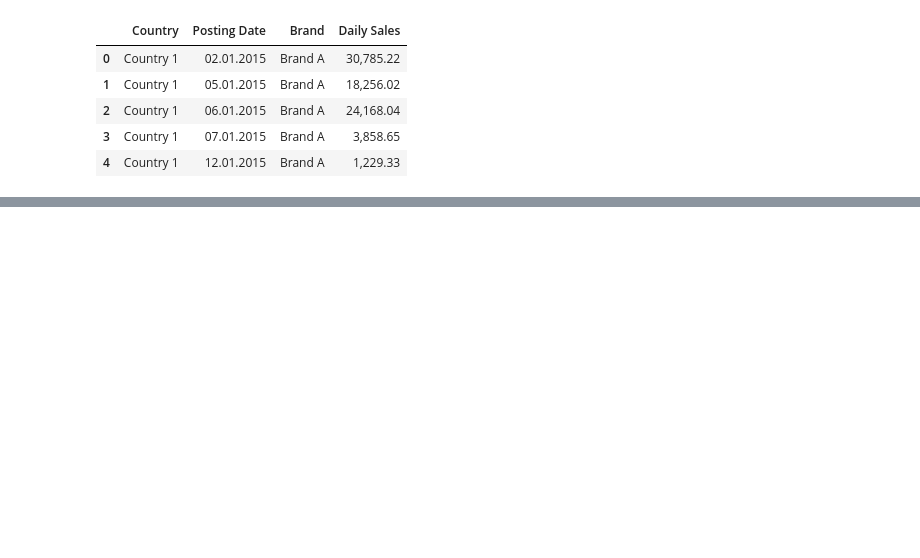
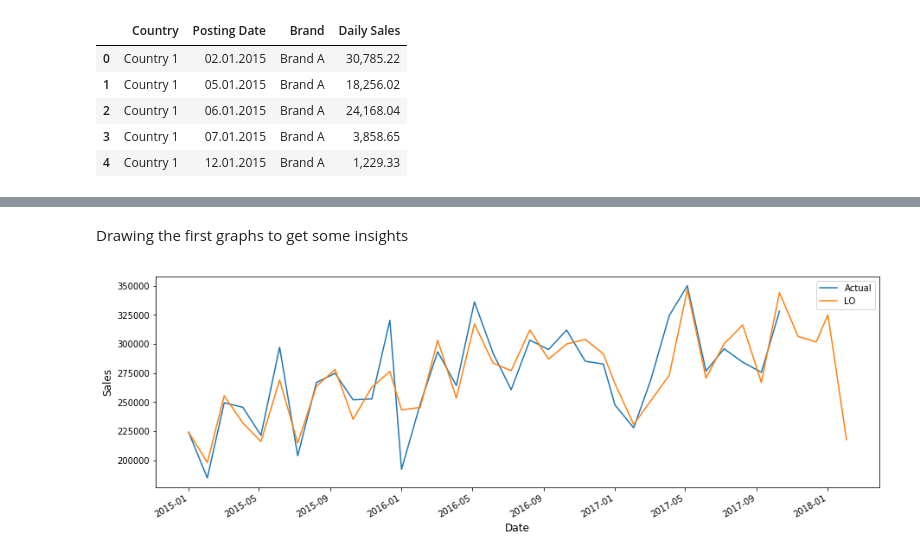
Before and after one commit to diruit/novartis_challenge, a Jupyter notebook: Data_cleaning_notebook.ipynb, the cells around one changed output, grey strips where cells are left out. Cells and saved outputs as stored; diff of their text form; code cells hidden in the pictures; blank space fills up the shorter version.

Commit message:
cleaning and starting to explore the data

```diff
--- a/Data_cleaning_notebook.ipynb
+++ b/Data_cleaning_notebook.ipynb
@@ -293,0 +371,5 @@ lo_actual.head()
+# %%
+#making a column that can be used to join tables for weekdays
+weekdays['month_year'] = pd.to_datetime(weekdays['Month-Year'], format = '%Y%m%d').apply(lambda x: x.strftime('%Y-%m-%d'))
+# %%
+weekdays['month_year'] = weekdays['month_year'].str.replace('-', '').str[0:6]
@@ -293,0 +385,5 @@ lo_actual.head()
+# %%
+#making a column that can be used to join tables for lo_actual_wide
+lo_actual_wide['Month_02'] = lo_actual_wide['Month'].map('{:02}'.format)
+lo_actual_wide['month_year'] = lo_actual_wide['Year'].apply(str) + lo_actual_wide['Month_02']
+del lo_actual_wide['Month_02']
@@ -293,0 +439,4 @@ lo_actual.head()
+# %%
+#monthly data merge
+monthly_data = pd.merge(weekdays, lo_actual_wide, on='month_year')
+monthly_data.head()
@@ -293,0 +470,10 @@ lo_actual.head()
+# %% [markdown]
+Drawing the first graphs to get some insights
+# %%
+#Actual and LO evolution
+m = monthly_data.plot(x='Month-Year', y=['Actual', 'LO'], figsize=(15, 5), legend=True)
+m.set_xlabel("Date", fontsize=12)
+m.set_ylabel("Sales", fontsize=12)
+plt.show()
+# %% [output]
+[figure, added]
```
Also changed, not shown: parts of 38 cells of this notebook.
